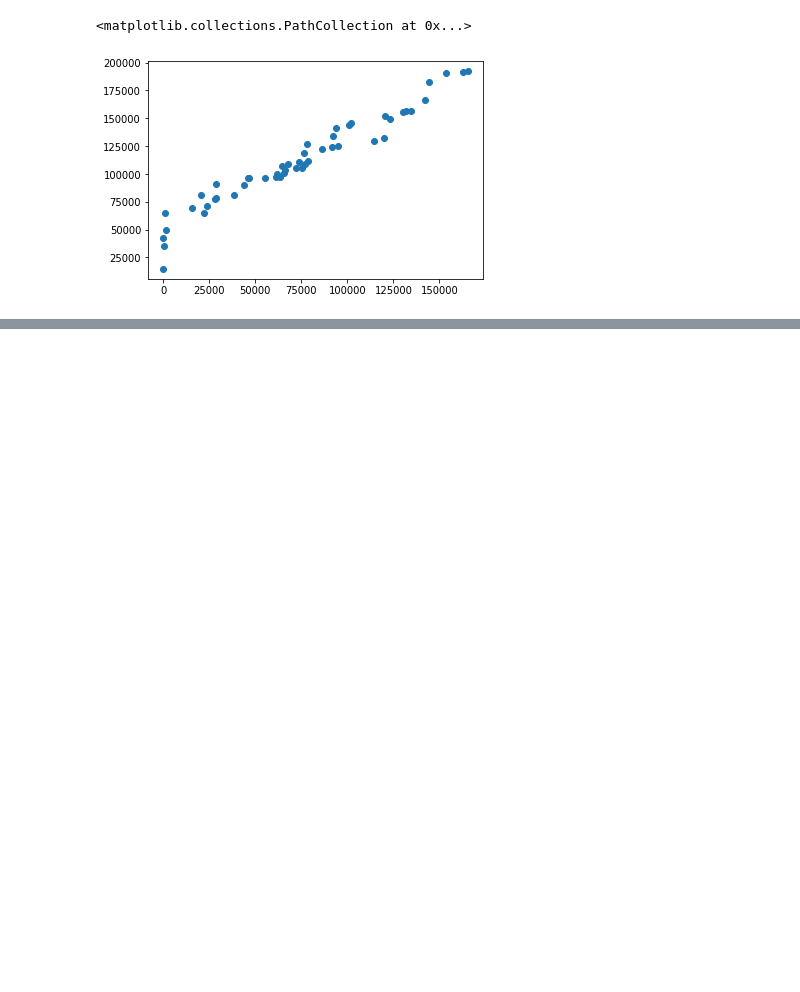
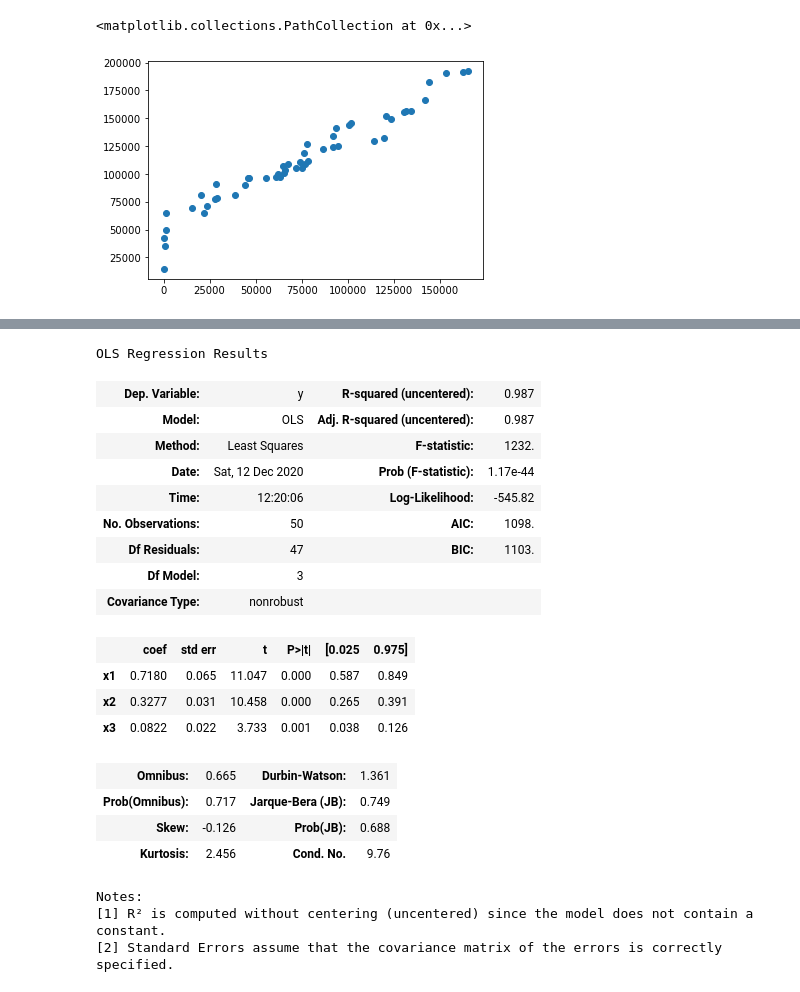
Before and after one commit to sujeetmishra89/DataScience_Course, a Jupyter notebook: Unit_06_Supervised_Learning/Regression_Analysis/Multiple-Linear-Regression/Multiple_Linear_Regression.ipynb, the cells around one changed output, grey strips where cells are left out. Saved outputs shown, nothing was run; the diff lists cells and outputs as text; code cells hidden in the pictures; blank space fills up the shorter version.

```diff
--- a/Unit_06_Supervised_Learning/Regression_Analysis/Multiple-Linear-Regression/Multiple_Linear_Regression.ipynb
+++ b/Unit_06_Supervised_Learning/Regression_Analysis/Multiple-Linear-Regression/Multiple_Linear_Regression.ipynb
@@ -42,0 +86,2 @@ X[:,3] = le.fit_transform(X[:,3])
+# %%
+X1 = np.array(df['State']).reshape(-1,1)
@@ -42,0 +90,2 @@ X[:,3] = le.fit_transform(X[:,3])
+# %%
+ohe.fit_transform(X1).toarray()
@@ -80,0 +149,26 @@ r2_score(Y_Test,Y_Pred)
+# %%
+result = sm.OLS(Y,X).fit()
+# %%
+result.summary()
+# %% [output]
+OLS Regression Results
+| Dep. Variable: | y | R-squared (uncentered): | 0.987 |
+| Model: | OLS | Adj. R-squared (uncentered): | 0.987 |
+| Method: | Least Squares | F-statistic: | 1232. |
+| Date: | Sat, 12 Dec 2020 | Prob (F-statistic): | 1.17e-44 |
+| Time: | 12:20:06 | Log-Likelihood: | -545.82 |
+| No. Observations: | 50 | AIC: | 1098. |
+| Df Residuals: | 47 | BIC: | 1103. |
+| Df Model: | 3 |  |  |
+| Covariance Type: | nonrobust |  |  |
+|  | coef | std err | t | P>|t| | [0.025 | 0.975] |
+| x1 | 0.7180 | 0.065 | 11.047 | 0.000 | 0.587 | 0.849 |
+| x2 | 0.3277 | 0.031 | 10.458 | 0.000 | 0.265 | 0.391 |
+| x3 | 0.0822 | 0.022 | 3.733 | 0.001 | 0.038 | 0.126 |
+| Omnibus: | 0.665 | Durbin-Watson: | 1.361 |
+| Prob(Omnibus): | 0.717 | Jarque-Bera (JB): | 0.749 |
+| Skew: | -0.126 | Prob(JB): | 0.688 |
+| Kurtosis: | 2.456 | Cond. No. | 9.76 |
+Notes:
+[1] R² is computed without centering (uncentered) since the model does not contain a constant.
+[2] Standard Errors assume that the covariance matrix of the errors is correctly specified.
```
Also changed, not shown: parts of 16 cells of this notebook, 1 other file.
